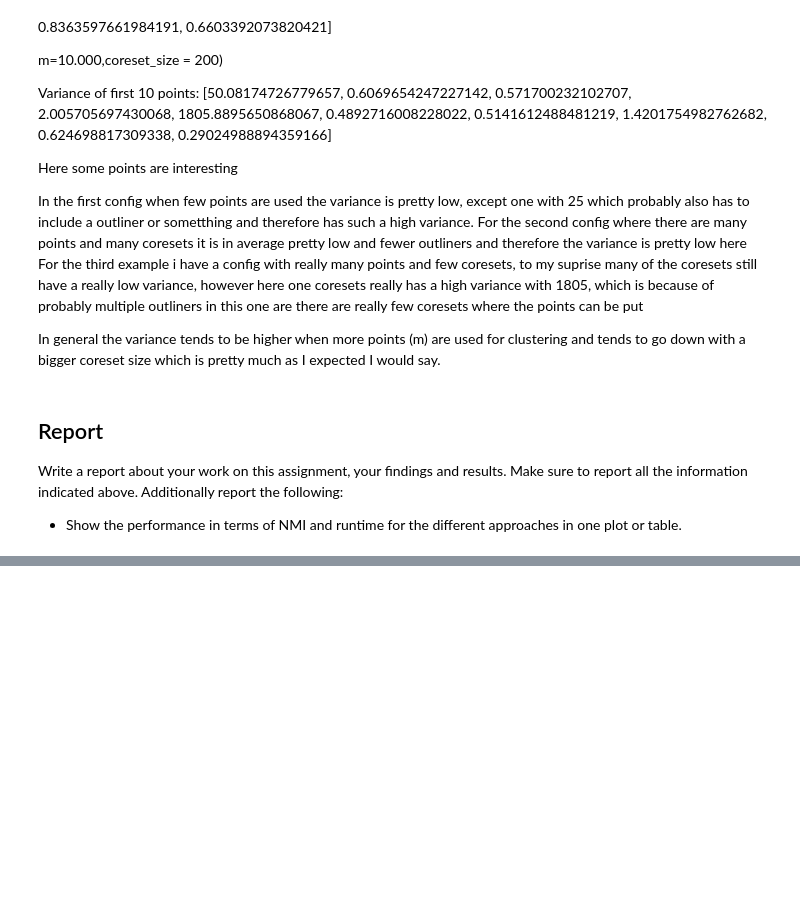
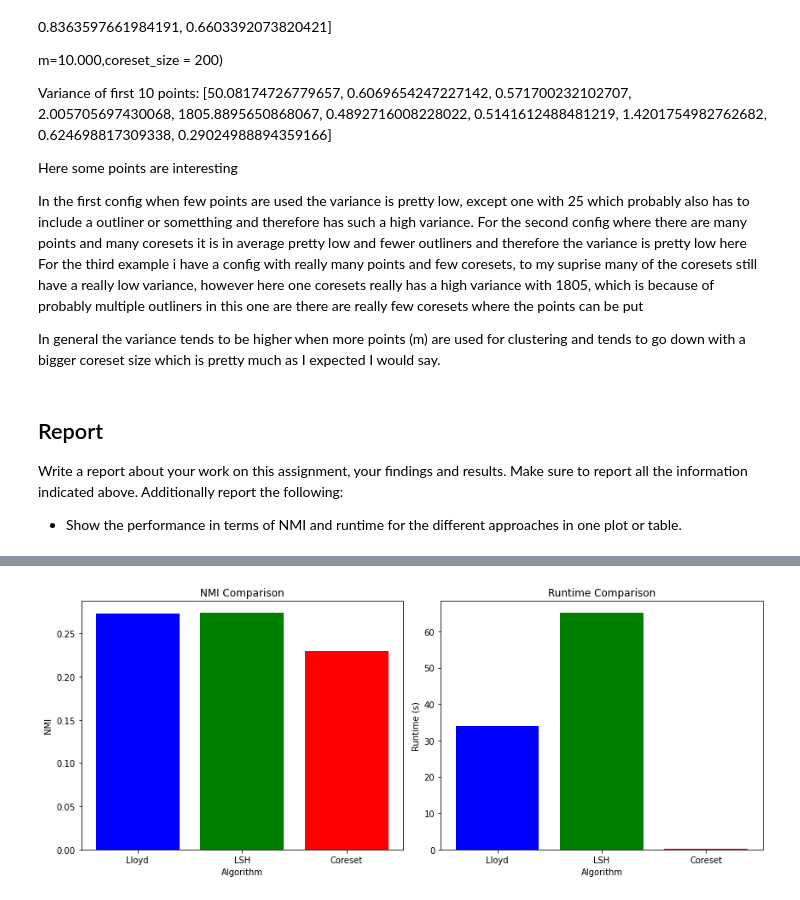
Before and after one commit to nks84/mma_pa1, a Jupyter notebook: pa3/pa3_start.ipynb, the cells around one changed output, grey strips where cells are left out. Drawn from its saved outputs; the diff is of its cells as text; code cells hidden in the pictures; blank space fills up the shorter version.

Commit message:
added graph to pa3

```diff
--- a/pa3/pa3_start.ipynb
+++ b/pa3/pa3_start.ipynb
@@ -647,3 +647,85 @@ In general the variance tends to be higher when more points (m) are used for clu
 Write a report about your work on this assignment, your findings and results. Make sure to report all the information indicated above. Additionally report the following:
 
 - Show the performance in terms of NMI and runtime for the different approaches in one plot or table.
+# %%
+import pandas as pd
+import numpy as np
+import time
+from sklearn.metrics import normalized_mutual_info_score
+from sklearn.datasets import make_blobs
+from sklearn.cluster import KMeans
+import matplotlib.pyplot as plt
+
+
+# Placeholder function for Lloyd's algorithm (KMeans)
+def run_lloyd_algorithm(data, labels_true):
+    start_time = time.time()
+    centroids, labels_pred, iteration, inertia_history, total_distance_calculations, runtime = kmeans(X_scaled, 153, 50)
+    nmi = normalized_mutual_info_score(labels_true, labels_pred)
+    runtime = time.time() - start_time
+    return nmi, runtime
+
+# Placeholder function for LSH algorithm (simulated)
+def run_lsh_algorithm(data, labels_true):
+    start_time = time.time()
+    # Simulate LSH algorithm
+    centroids, labels_pred, iteration, inertia_history, total_distance_calculations, runtime = results_k_means_lsh = kmeans_lsh(X_scaled, 153, 50)
+    nmi = normalized_mutual_info_score(labels_true, labels_pred)
+    runtime = time.time() - start_time
+    return nmi, runtime
+
+# Placeholder function for Coreset algorithm (simulated)
+def run_coreset_algorithm(data, labels_true):
+    start_time = time.time()
+    # Simulate Coreset algorithm
+    centroids, labels_pred, num_iterations, inertia_history, distance_calculations, runtime, indices, variance_list = kmeans_coreset(X, 153, 1000, 5000, 50)
+    nmi = normalized_mutual_info_score(labels_true, labels_pred)
+    runtime = time.time() - start_time
+    return nmi, runtime
+
+
+
+# Collect results from each algorithm
+results = []
+algorithms = ['Lloyd', 'LSH', 'Coreset']
+data = X_scaled
+labels_true = true_labels
+for algo in algorithms:
+    if algo == 'Lloyd':
+        nmi, runtime = run_lloyd_algorithm(data, labels_true)
+    elif algo == 'LSH':
+        nmi, runtime = run_lsh_algorithm(data, labels_true)
+    elif algo == 'Coreset':
+        nmi, runtime = run_coreset_algorithm(data, labels_true)
+
+    results.append({
+        'Algorithm': algo,
+        'NMI': nmi,
+        'Runtime (s)': runtime
+    })
+
+# Create a DataFrame from the results
+results_df = pd.DataFrame(results)
+
+# Display the results
+print(results_df)
+# Plot the NMI for each algorithm
+plt.figure(figsize=(12, 5))
+
+plt.subplot(1, 2, 1)
+plt.bar(results_df['Algorithm'], results_df['NMI'], color=['blue', 'green', 'red'])
+plt.xlabel('Algorithm')
+plt.ylabel('NMI')
+plt.title('NMI Comparison')
+
+# Plot the runtime for each algorithm
+plt.subplot(1, 2, 2)
+plt.bar(results_df['Algorithm'], results_df['Runtime (s)'], color=['blue', 'green', 'red'])
+plt.xlabel('Algorithm')
+plt.ylabel('Runtime (s)')
+plt.title('Runtime Comparison')
+
+# Adjust layout and show the plot
+plt.tight_layout()
+plt.show()
+# %% [output]
@@ -649,0 +736 @@ Write a report about your work on this assignment, your findings and results. Ma
+[figure, added]
```
Also changed, not shown: parts of 4 cells of this notebook, 5 other files.
